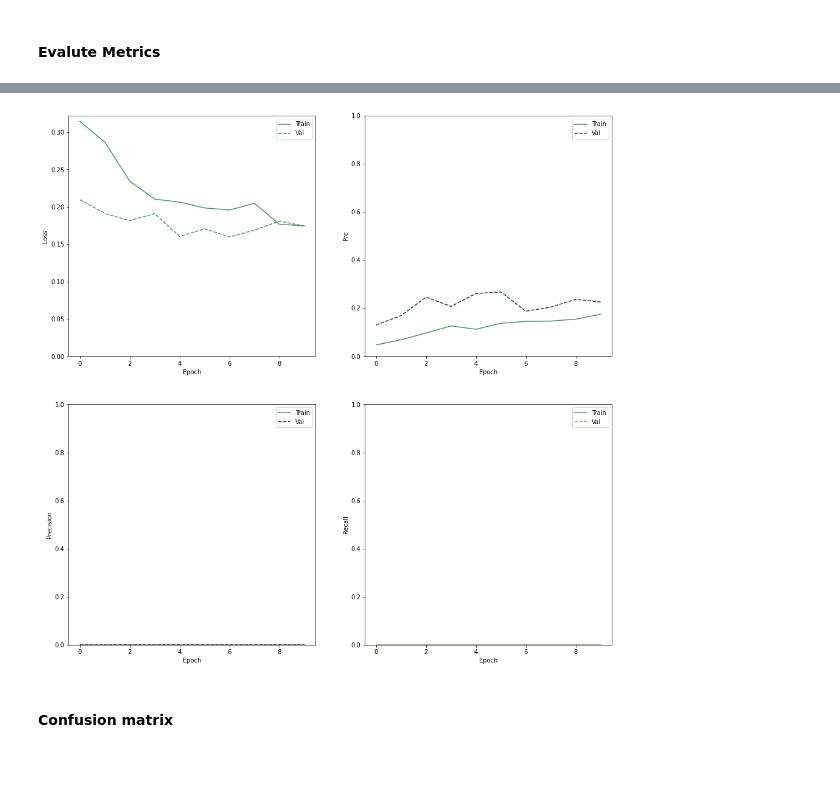
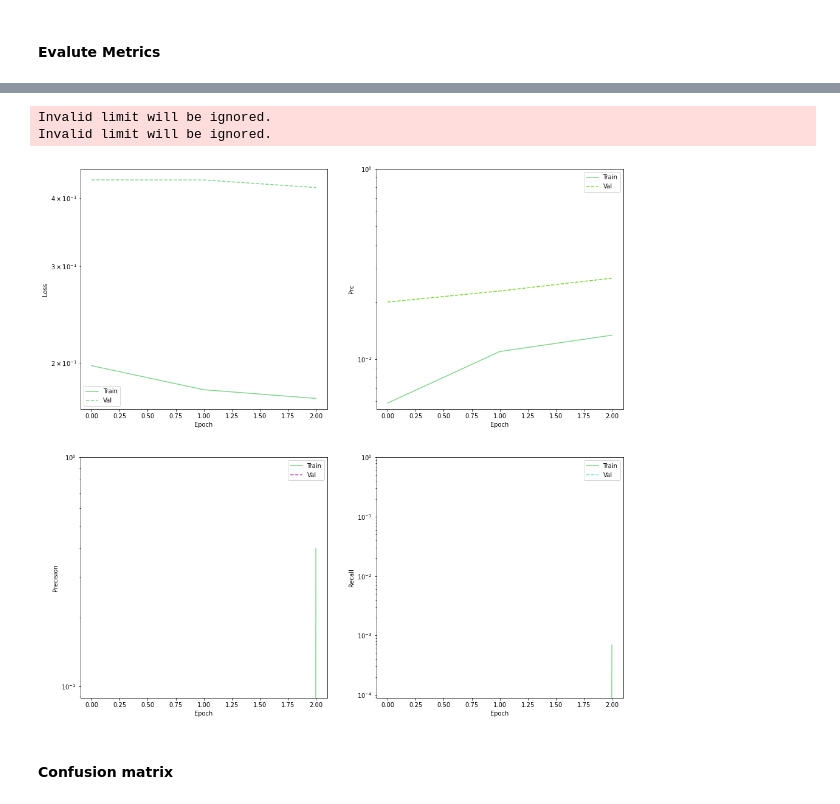
Before and after one commit to antonercool/deep-learning-exam-project, a Jupyter notebook: FallDetector.ipynb, the cells around one changed output, grey strips where cells are left out. Cells and saved outputs as stored; diff of their text form; code cells hidden in the pictures; blank space fills up the shorter version.

```diff
--- a/FallDetector.ipynb
+++ b/FallDetector.ipynb
@@ -164,6 +164,8 @@ class VideoUtils:
         continue
       if "model" in dir:
         continue
+      if "test_images" in dir:
+        continue
       # for each file in sub dir
       for file in os.listdir(str(root_path) + "/" + dir + video_path):
         absolute_video_file_path = str(str(root_path) + "/" + dir + video_path + "/"+ file)
@@ -173,16 +175,16 @@ class VideoUtils:
 
 
   def normalize_image(self, image):
-    # normalizing values between -1 - 1
+    # normalizing values between 0 - 1
     image = image.astype('float32')
-    return (image/127.5) - 1
+    return image/255.0
 
   # create_partition_list(p)
   def create_partition_list(self, root_path, traning_percentage=80, validation_percentage=20):
     partition = {}
 
     absolute_video_path_list = video_utils._get_movie_IDs(root_path)
-    random.shuffle(absolute_video_path_list)
+    #random.shuffle(absolute_video_path_list)
 
     to_index = int((len(absolute_video_path_list)+1)*(traning_percentage/100))
     from_index = int(len(absolute_video_path_list)*(traning_percentage/100)+1)
@@ -464,6 +477,7 @@ import numpy as np
 from keras.models import Sequential
 from keras.layers import Conv2D, MaxPooling2D
 from keras.layers import Dense, Dropout, Activation, Flatten
+from tensorflow import random
 import keras.initializers
 import tensorflow as tf
 from tensorflow import keras
@@ -482,13 +496,21 @@ METRICS = [
 
 
 def get_model(optimizer, loss, output_bias=None, metrics=METRICS):
+
+  random.set_seed(1) # make weight initialization deterministic
+
   # Model
   model = Sequential()
-  model.add(Conv2D(32, (3, 3), input_shape=(180,180,3)))
+  model.add(Conv2D(8, (3, 3), input_shape=(180,180,3)))
   model.add(Activation('relu'))
-  model.add(Conv2D(64, (3, 3)))
+  model.add(Conv2D(16, (3, 3)))
   model.add(Activation('relu'))
   model.add(MaxPooling2D((2, 2)))
+  model.add(Dropout(0.25))
+
+  model.add(Conv2D(32, (3, 3)))
+  model.add(Activation('relu'))
+  model.add(MaxPooling2D(pool_size=(2, 2)))
   model.add(Dropout(0.25))
 
   model.add(Conv2D(64, (3, 3)))
@@ -496,13 +518,8 @@ def get_model(optimizer, loss, output_bias=None, metrics=METRICS):
   model.add(MaxPooling2D(pool_size=(2, 2)))
   model.add(Dropout(0.25))
 
-  model.add(Conv2D(128, (3, 3)))
-  model.add(Activation('relu'))
-  model.add(MaxPooling2D(pool_size=(2, 2)))
-  model.add(Dropout(0.25))
-
   model.add(Flatten())
-  model.add(Dense(64)) # W1*x + b
+  model.add(Dense(128)) # W1*x + b
   model.add(Activation('relu')) # ReLU(W1*x + b)
   model.add(Dropout(0.5))
   if output_bias is None:
@@ -527,9 +544,9 @@ def get_model(optimizer, loss, output_bias=None, metrics=METRICS):
 * After run the model and training history is persisted to disk
 # %%
 # Default bias start loss
-model_no_bias = get_model(optimizer=tf.keras.optimizers.Adam(learning_rate=1e-3), loss=keras.losses.BinaryCrossentropy())
+model_no_bias = get_model(optimizer=tf.keras.optimizers.Adam(learning_rate=1e-5), loss=keras.losses.BinaryCrossentropy(from_logits=True))
 
-number_of_epochs = 10
+number_of_epochs = 3
 training_generator.reset()
 validation_generator.reset()
 
@@ -569,7 +592,8 @@ prc :  0.2749585211277008
 # %%
+import random as ranplot
 number_of_colors = 8
 
-colors = ["#"+''.join([random.choice('0123456789ABCDEF') for j in range(6)])
+colors = ["#"+''.join([ranplot.choice('0123456789ABCDEF') for j in range(6)])
              for i in range(number_of_colors)]
 
 def plot_metrics(history, epoch):
@@ -578,8 +602,8 @@ def plot_metrics(history, epoch):
   for n, metric in enumerate(metrics):
     name = metric.replace("_"," ").capitalize()
     plt.subplot(2,2,n+1)
-    plt.plot(range(epoch), history[metric], color=colors[0], label='Train')
-    plt.plot(range(epoch), history['val_'+metric],
+    plt.semilogy(range(epoch), history[metric], color=colors[0], label='Train')
+    plt.semilogy(range(epoch), history['val_'+metric],
              color=colors[n], linestyle="--", label='Val')
     plt.xlabel('Epoch')
     plt.ylabel(name)
@@ -592,9 +616,11 @@ def plot_metrics(history, epoch):
 
     plt.legend()
 # %%
-plot_metrics(model_baseline_history,10)
+plot_metrics(model_baseline_history,3)
 # %% [output]
+Invalid limit will be ignored.
+Invalid limit will be ignored.
-[figure, old version]
+[figure, new version]
 # %% [markdown]
 #### Confusion matrix
 # %%
```
Also changed, not shown: parts of 37 cells of this notebook.
